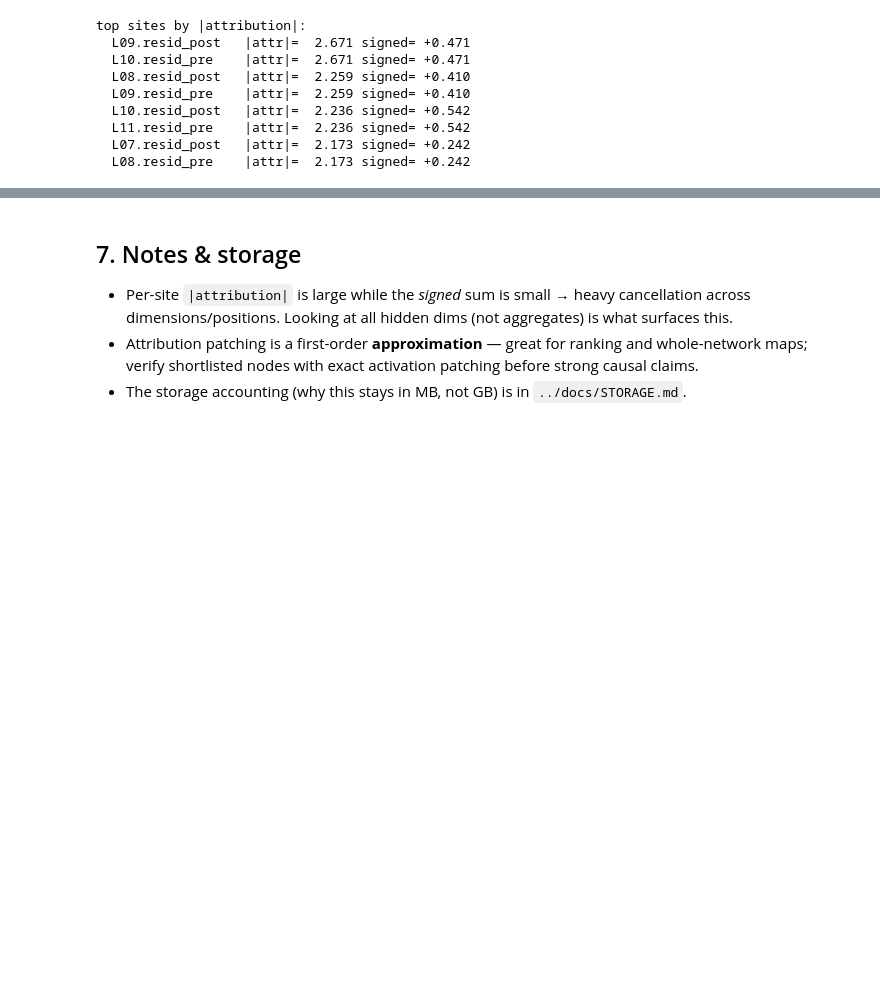
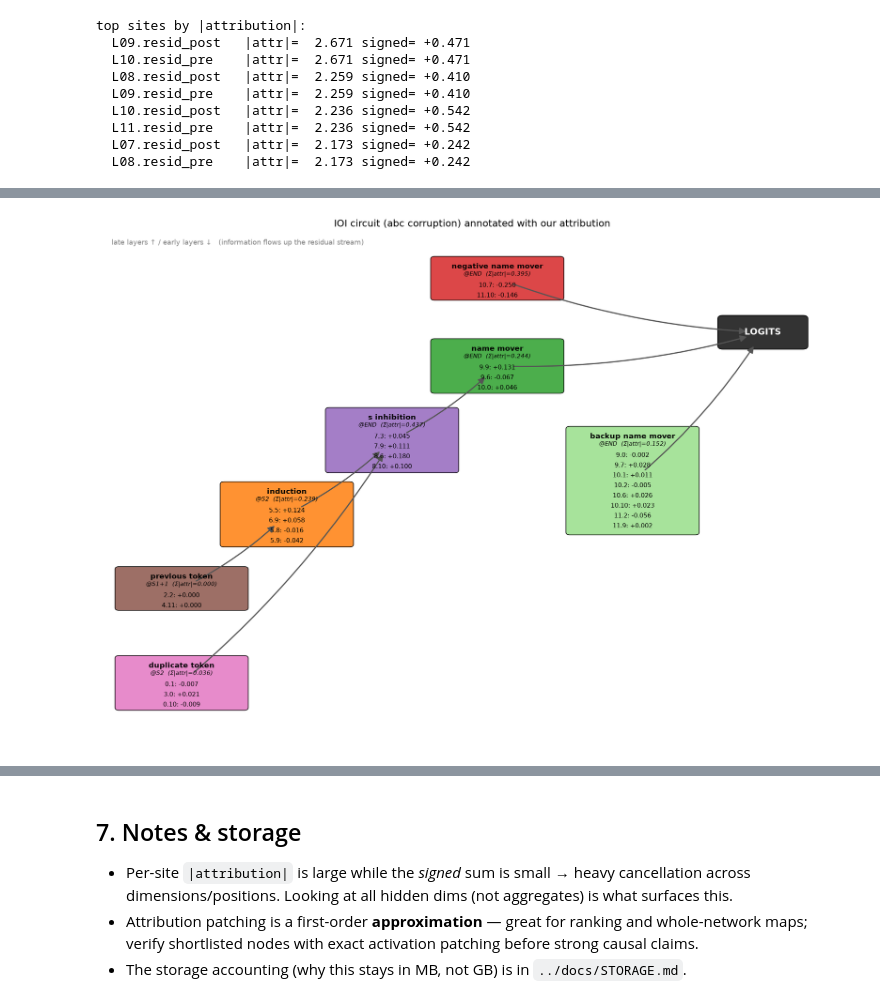
Before and after one commit to nahatav/gpt2-ioi-full-activations, a Jupyter notebook: notebooks/ioi_full_activations.ipynb, the cells around one changed output, grey strips where cells are left out. Drawn from its saved outputs; the diff is of its cells as text; code cells hidden in the pictures; blank space fills up the shorter version.

```diff
--- a/notebooks/ioi_full_activations.ipynb
+++ b/notebooks/ioi_full_activations.ipynb
@@ -148,0 +168,12 @@ top sites by |attribution|:
+# %%
+from src.circuit import CIRCUIT, CLASS_POSITION
+pos_idx = {p: i for i, p in enumerate(res.pos_names)}
+scores = {}
+for cls, hs in CIRCUIT.items():
+    for (l, h) in hs:
+        scores[(l, h)] = res.head_by_pos[l, h, pos_idx[CLASS_POSITION[cls]]].item()
+circuitdiagram.draw(scores, f'{FIGS}/nb_circuit.png',
+                    title='IOI circuit (abc corruption) annotated with our attribution')
+display(Image(f'{FIGS}/nb_circuit.png'))
+# %% [output]
+[figure, added]
```
Also changed, not shown: parts of 5 cells of this notebook, 3 other files.
